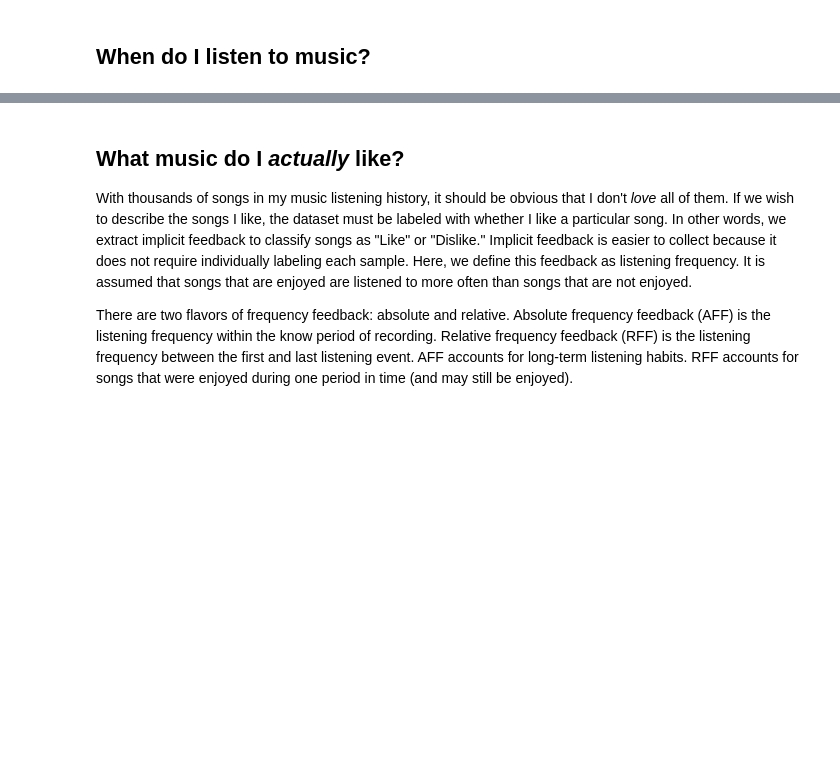
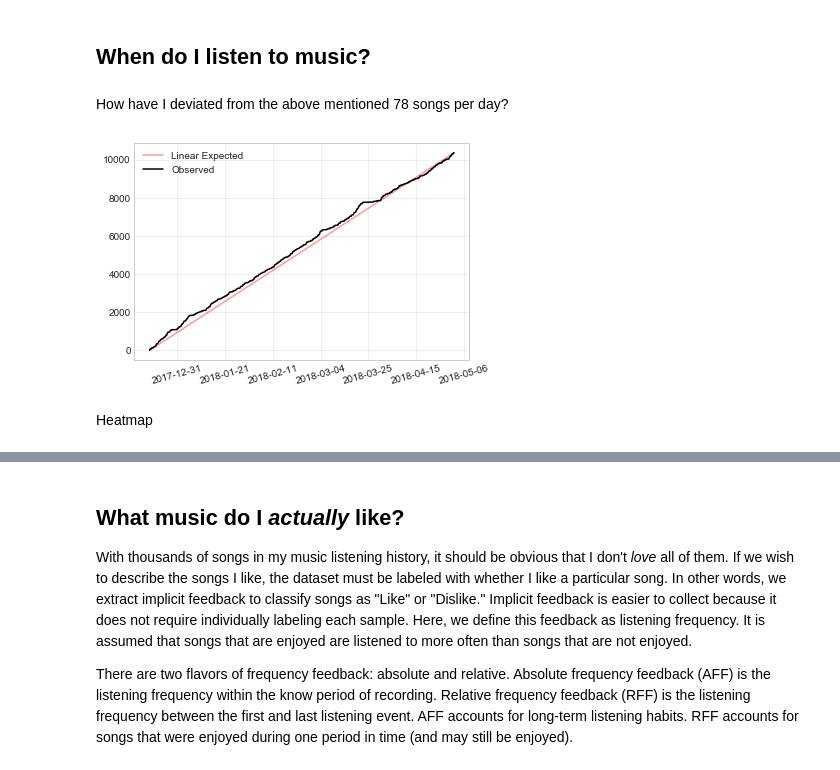
Before and after one commit to liebscher/musicanalysis, a Jupyter notebook: 3_Data_Explore.ipynb, the cells around one changed output, grey strips where cells are left out. Saved outputs shown, nothing was run; the diff lists cells and outputs as text; code cells hidden in the pictures; blank space fills up the shorter version.

```diff
--- a/3_Data_Explore.ipynb
+++ b/3_Data_Explore.ipynb
@@ -357,6 +394,22 @@ Name: duration, dtype: float64
 | 966 | Rag Bhimpalasi: Alap, Jod, Jhala | 41.074900 |
 # %% [markdown]
 ## When do I listen to music?
+# %% [markdown]
+How have I deviated from the above mentioned 78 songs per day?
+# %%
+#plt.plot(x=full_history['timestamp'].index, y=full_history['timestamp'].values)
+dates = full_history['timestamp'].sort_values().reset_index(drop=True)
+plt.xticks(rotation=15)
+plt.plot([min(full_history['timestamp']), max(full_history['timestamp'])],
+         [0, max(dates.index)],
+         'r-', alpha=0.4, label='Linear Expected')
+plt.plot(dates.values, dates.index, c='k', label='Observed')
+plt.legend()
+plt.grid(alpha=0.4)
+# %% [output]
+[figure, added]
+# %% [markdown]
+Heatmap
 # %%
 def makeWeekday(a):
     '''
```
Also changed, not shown: parts of 31 cells of this notebook.
